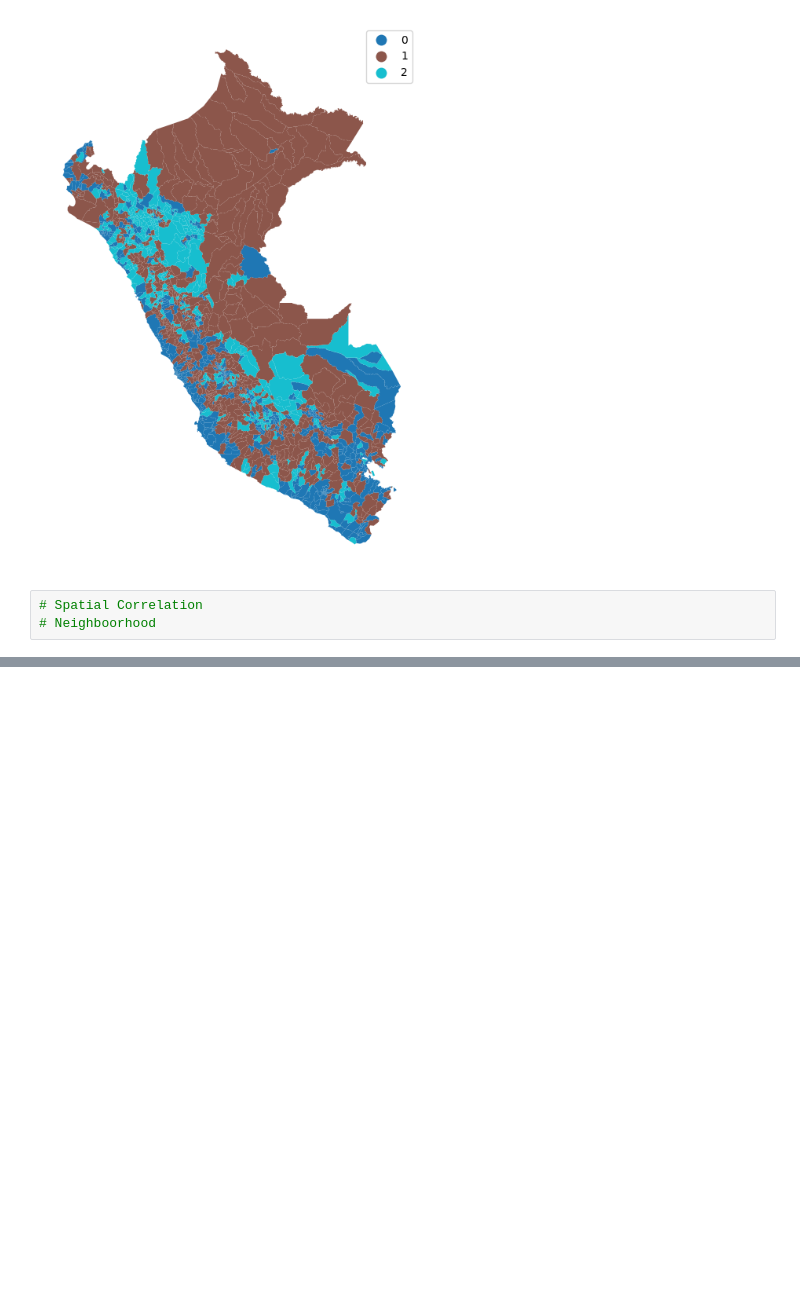
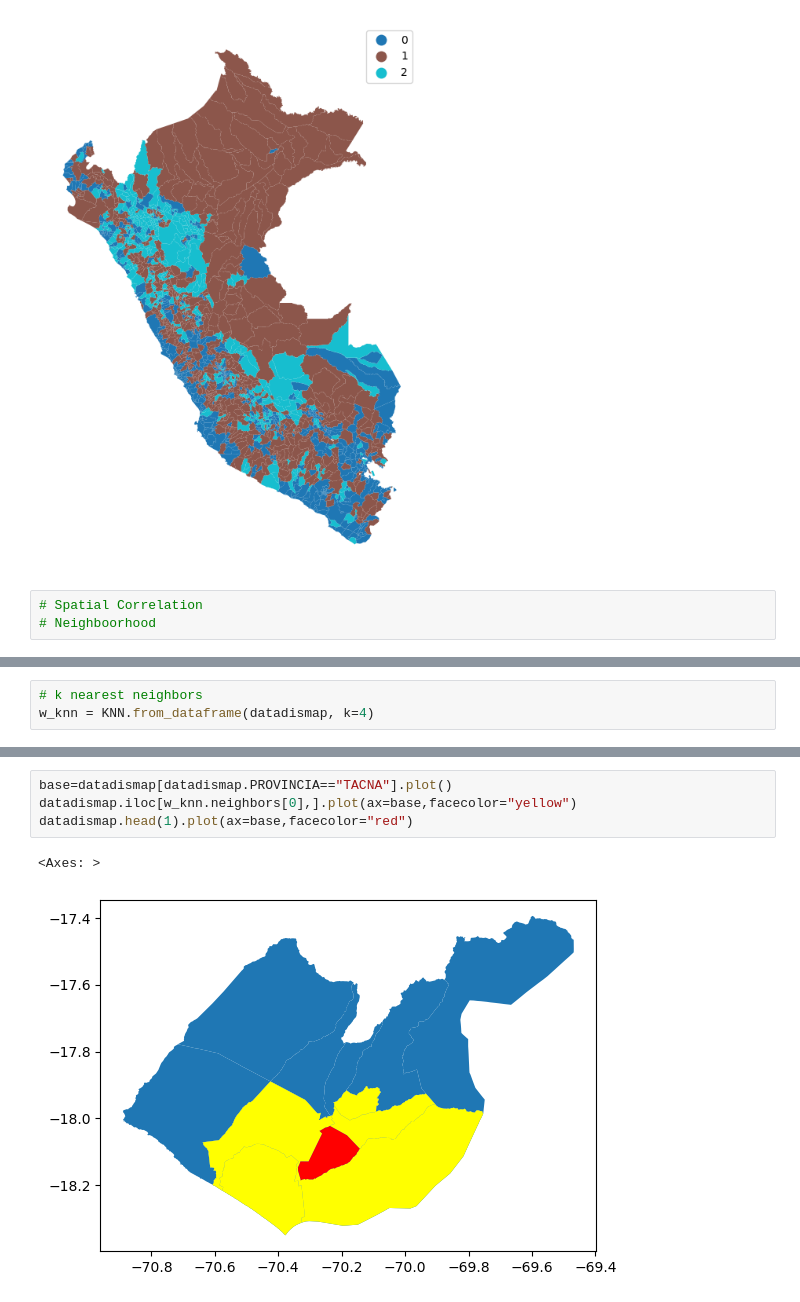
Before and after one commit to FabianRomero20/Examen2, a Jupyter notebook: FULLPRUEBAS.ipynb, the cells around one changed output, grey strips where cells are left out. Saved outputs shown, nothing was run; the diff lists cells and outputs as text; blank space fills up the shorter version.

```diff
--- a/FULLPRUEBAS.ipynb
+++ b/FULLPRUEBAS.ipynb
@@ -579,0 +581,3 @@ ModuleNotFoundError: No module named 'libpysal'
+# %%
+# k nearest neighbors
+w_knn = KNN.from_dataframe(datadismap, k=4)
@@ -579,0 +620,7 @@ ModuleNotFoundError: No module named 'libpysal'
+# %%
+base=datadismap[datadismap.PROVINCIA=="TACNA"].plot()
+datadismap.iloc[w_knn.neighbors[0],].plot(ax=base,facecolor="yellow")
+datadismap.head(1).plot(ax=base,facecolor="red")
+# %% [output]
+<Axes: >
+[figure, added]
```
Also changed, not shown: parts of 31 cells of this notebook, 2 other files.
